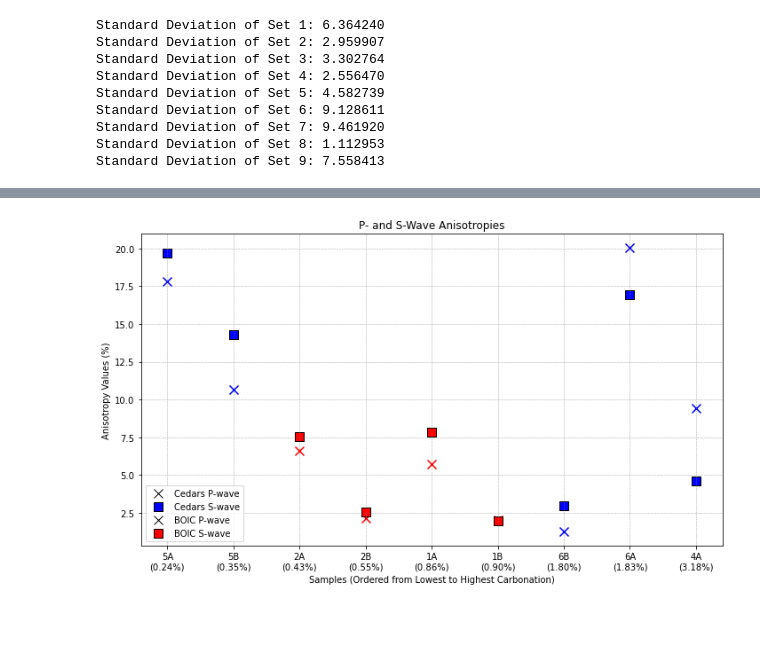
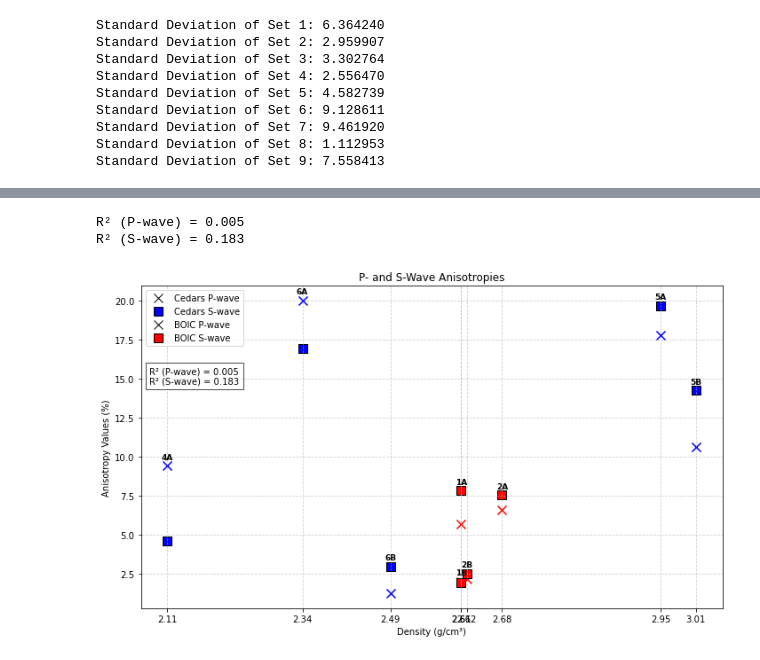
Before and after one commit to aimalone/Masters-Thesis-, a Jupyter notebook: Anisotropy.ipynb, the cells around one changed output, grey strips where cells are left out. Drawn from its saved outputs; the diff is of its cells as text; code cells hidden in the pictures; blank space fills up the shorter version.

```diff
--- a/Anisotropy.ipynb
+++ b/Anisotropy.ipynb
@@ -926,64 +351,91 @@ plt.show()
 # %%
 import matplotlib.pyplot as plt
 from matplotlib.lines import Line2D
+import numpy as np
 
 # Data
 samples = ['5A', '5B', '2A', '2B', '1A', '1B', '6B', '6A', '4A']
-percentages = [0.24, 0.35, 0.43, 0.55, 0.86, 0.90, 1.80, 1.83, 3.18]
-terms_pB = [17.80890483, 10.64218707, 6.592535362, 2.160063122,
-            5.721029415, 2.035363251, 1.253916495, 20.01817464, 9.437480219]
-terms_sB = [19.67702419, 14.27, 7.551611187, 2.544087847,
-            7.839297272, 1.972924522, 2.975833198, 16.92934187, 4.61000944]
-
-# X positions for samples
-x_positions = range(len(samples))
+densities = np.array([2.95, 3.01, 2.68, 2.62, 2.61, 2.61, 2.49, 2.34, 2.11])
+terms_pB = np.array([17.80890483, 10.64218707, 6.592535362, 2.160063122,
+                     5.721029415, 2.035363251, 1.253916495, 20.01817464, 9.437480219])
+terms_sB = np.array([19.67702419, 14.27, 7.551611187, 2.544087847,
+                     7.839297272, 1.972924522, 2.975833198, 16.92934187, 4.61000944])
 
 # Samples to be colored blue and red
 blue_samples = ['5A', '5B', '6B', '6A', '4A']
 red_samples = ['2A', '2B', '1A', '1B']
 
+# --- Sort everything by density ---
+data = sorted(zip(densities, samples, terms_pB, terms_sB), key=lambda t: t[0])
+dens_sorted, sam_sorted, p_sorted, s_sorted = zip(*data)
+dens_sorted = np.array(dens_sorted)
+p_sorted = np.array(p_sorted)
+s_sorted = np.array(s_sorted)
+
+# --- Compute R² manually ---
+def compute_r2(x, y):
+    y_pred = np.polyval(np.polyfit(x, y, 1), x)
+    ss_res = np.sum((y - y_pred)**2)
+    ss_tot = np.sum((y - np.mean(y))**2)
+    return 1 - ss_res/ss_tot
+
+r2_p = compute_r2(dens_sorted, p_sorted)
+r2_s = compute_r2(dens_sorted, s_sorted)
+
+print(f"R² (P-wave) = {r2_p:.3f}")
+print(f"R² (S-wave) = {r2_s:.3f}")
+
 # Plotting
 plt.figure(figsize=(10, 6))
 
-# Scatter plot for P-wave values
-for i, sample in enumerate(samples):
+# Scatter plot for P-wave and S-wave
+for x, sample, p_val, s_val in zip(dens_sorted, sam_sorted, p_sorted, s_sorted):
     color = 'red' if sample in red_samples else 'blue'
-    plt.scatter(i, terms_pB[i], color=color, marker='x', s=100, edgecolor='black')
+    plt.scatter(x, p_val, color=color, marker='x', s=100, edgecolor='black', linewidths=1.5)
+    plt.scatter(x, s_val, color=color, marker='s', s=100, edgecolor='black')
 
-# Scatter plot for S-wave values
-for i, sample in enumerate(samples):
-    color = 'red' if sample in red_samples else 'blue'
-    plt.scatter(i, terms_sB[i], color=color, marker='s', s=100, edgecolor='black')
+    # Put sample name above the point
+    y_max = max(p_val, s_val)
+    plt.text(x, y_max + 0.3, sample, ha='center', va='bottom', fontsize=9, fontweight='bold')
 
 # Add grid lines
-plt.grid(color='gray', linestyle='--', linewidth=0.5, alpha=0.7)
+plt.grid(True, linestyle='--', alpha=0.6)
 
-# Add labels and title
-plt.xlabel('Samples (Ordered from Lowest to Highest Carbonation)')
+# Axis labels & title
+plt.xlabel('Density (g/cm³)')
 plt.ylabel('Anisotropy Values (%)')
 plt.title('P- and S-Wave Anisotropies')
 
-# Custom x-axis tick labels with sample + percentage
-xtick_labels = [f'{sample}\n({pct:.2f}%)' for sample, pct in zip(samples, percentages)]
-plt.xticks(x_positions, xtick_labels, fontsize=10)
+# X-axis ticks: show density values
+xtick_labels = [f'{d:.2f}' for d in dens_sorted]
+plt.xticks(dens_sorted, xtick_labels, fontsize=10)
+
+# Small horizontal margins
+plt.margins(x=0.05)
 
 # Legend handles
 handles = [
     Line2D([0], [0], marker='x', color='w', markerfacecolor='blue', markeredgecolor='black',
            markersize=10, label='Cedars P-wave'),
     Line2D([0], [0], marker='s', color='w', markerfacecolor='blue', markeredgecolor='black',
            markersize=10, label='Cedars S-wave'),
     Line2D([0], [0], marker='x', color='w', markerfacecolor='red', markeredgecolor='black',
            markersize=10, label='BOIC P-wave'),
     Line2D([0], [0], marker='s', color='w', markerfacecolor='red', markeredgecolor='black',
            markersize=10, label='BOIC S-wave')
 ]
-
-# Add legend
 plt.legend(handles=handles)
 
+# Add R² values on plot
+plt.text(0.015, 0.75, f"R² (P-wave) = {r2_p:.3f}\nR² (S-wave) = {r2_s:.3f}",
+         transform=plt.gca().transAxes,
+         fontsize=10, verticalalignment='top',
+         bbox=dict(facecolor='white', alpha=0.7, edgecolor='black'))
+
 plt.tight_layout()
-plt.savefig('aniRIGHT.png')
+plt.savefig('aniRIGHT_density!!.png', dpi=300)
 plt.show()
 # %% [output]
+R² (P-wave) = 0.005
+R² (S-wave) = 0.183
-[figure, old version]
+[figure, new version]
```
Also changed, not shown: parts of 19 cells of this notebook.
